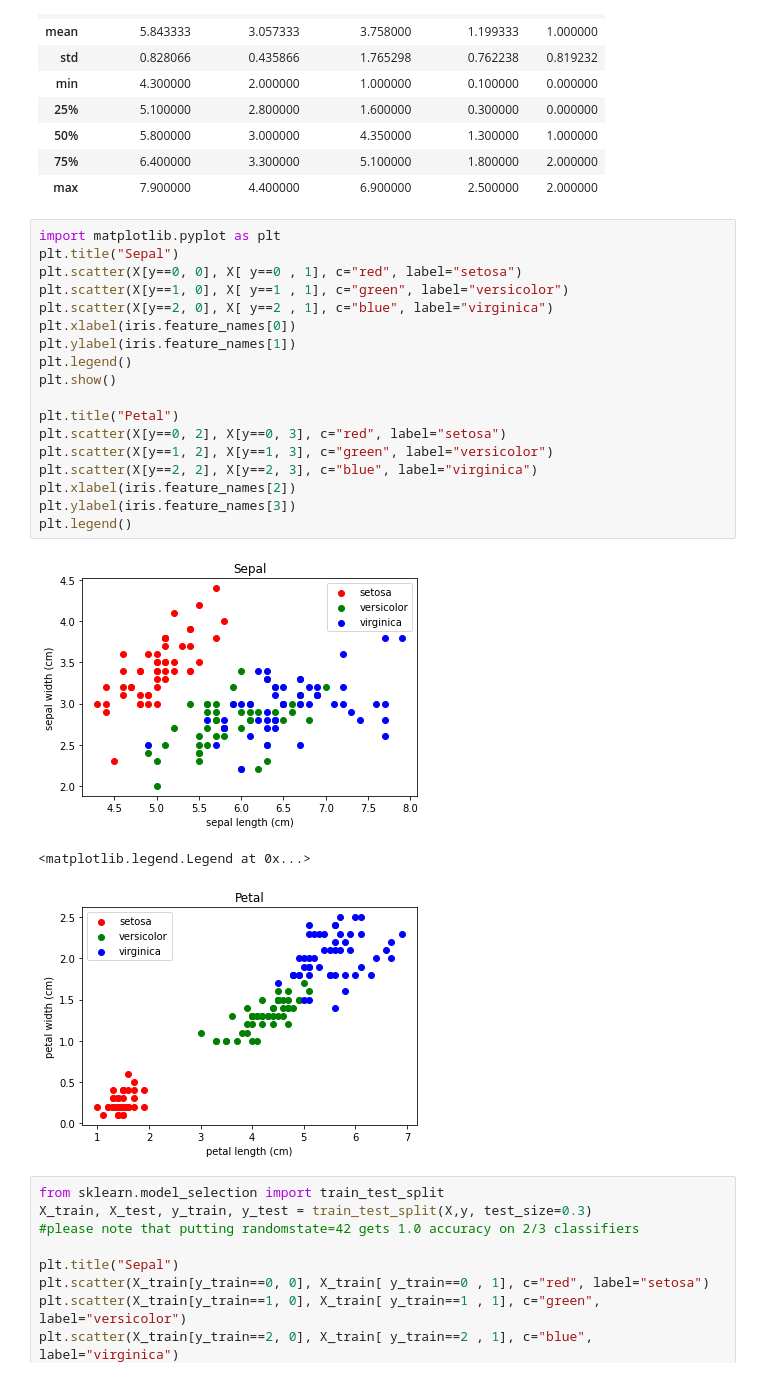
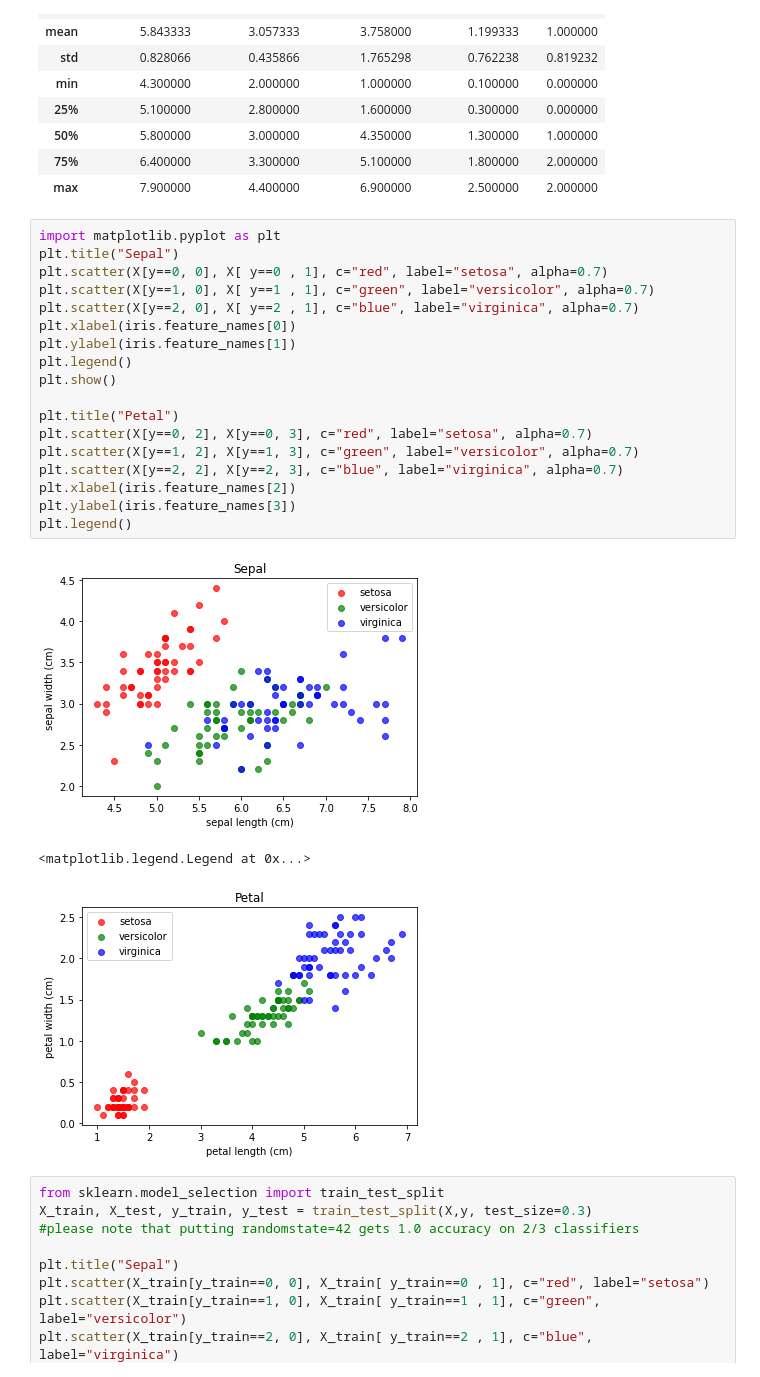
Before and after one commit to ZArk749/Hello-ML, a Jupyter notebook: Experiments/Iris RandomForest Experiment.ipynb, the cells around one changed output. Saved outputs shown, nothing was run; the diff lists cells and outputs as text.

```diff
--- a/Iris RandomForest Experiment.ipynb
+++ b/Experiments/Iris RandomForest Experiment.ipynb
@@ -38,25 +38,25 @@ iris_df.describe()
 # %%
 import matplotlib.pyplot as plt
 plt.title("Sepal")
-plt.scatter(X[y==0, 0], X[ y==0 , 1], c="red", label="setosa")
-plt.scatter(X[y==1, 0], X[ y==1 , 1], c="green", label="versicolor")
-plt.scatter(X[y==2, 0], X[ y==2 , 1], c="blue", label="virginica")
+plt.scatter(X[y==0, 0], X[ y==0 , 1], c="red", label="setosa", alpha=0.7)
+plt.scatter(X[y==1, 0], X[ y==1 , 1], c="green", label="versicolor", alpha=0.7)
+plt.scatter(X[y==2, 0], X[ y==2 , 1], c="blue", label="virginica", alpha=0.7)
 plt.xlabel(iris.feature_names[0])
 plt.ylabel(iris.feature_names[1])
 plt.legend()
 plt.show()
 
 plt.title("Petal")
-plt.scatter(X[y==0, 2], X[y==0, 3], c="red", label="setosa")
-plt.scatter(X[y==1, 2], X[y==1, 3], c="green", label="versicolor")
-plt.scatter(X[y==2, 2], X[y==2, 3], c="blue", label="virginica")
+plt.scatter(X[y==0, 2], X[y==0, 3], c="red", label="setosa", alpha=0.7)
+plt.scatter(X[y==1, 2], X[y==1, 3], c="green", label="versicolor", alpha=0.7)
+plt.scatter(X[y==2, 2], X[y==2, 3], c="blue", label="virginica", alpha=0.7)
 plt.xlabel(iris.feature_names[2])
 plt.ylabel(iris.feature_names[3])
 plt.legend()
 # %% [output]
-[figure, old version]
+[figure, new version]
 <matplotlib.legend.Legend at 0x...>
-[figure, old version]
+[figure, new version]
 # %%
 from sklearn.model_selection import train_test_split
 X_train, X_test, y_train, y_test = train_test_split(X,y, test_size=0.3)
```
Also changed, not shown: 12 other files.
